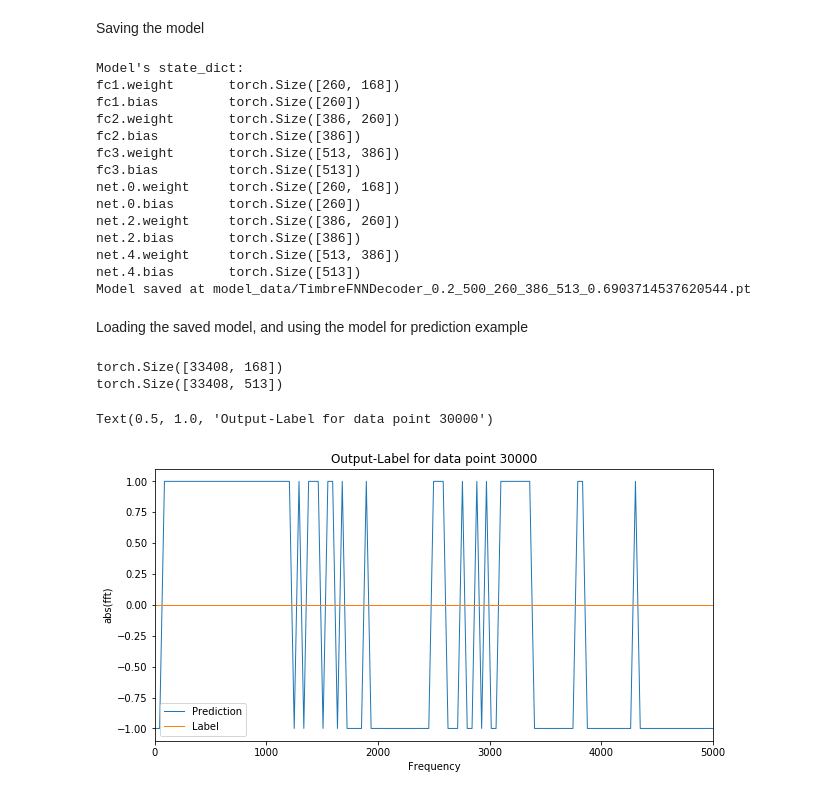
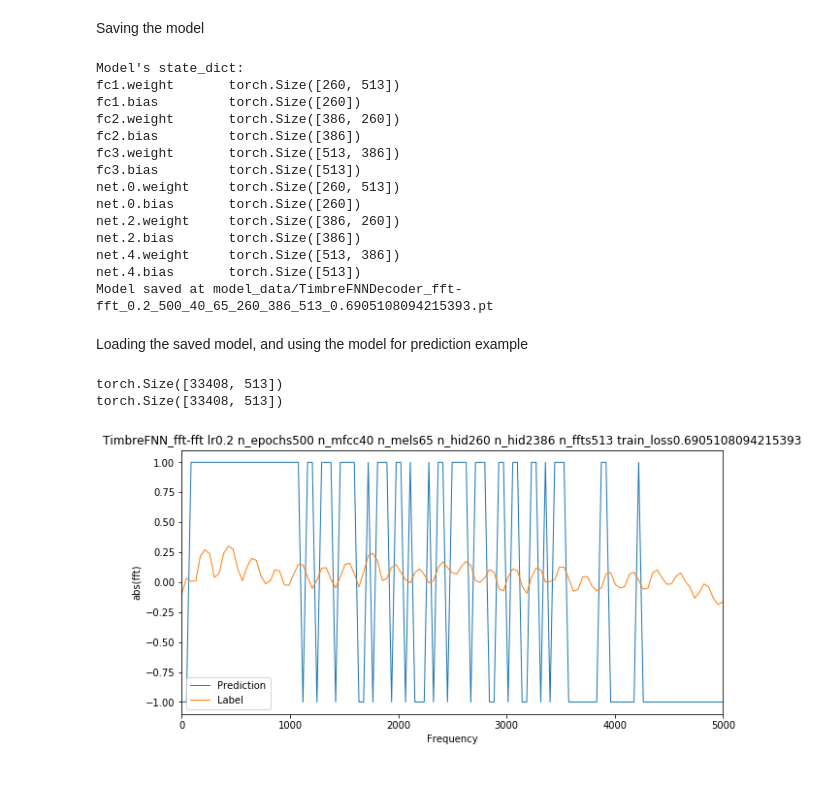
Before and after one commit to zioul123/VocalPitchModulator, a Jupyter notebook: Timbre And Spectrum Decoder for TimbreFNN.ipynb, the cells around one changed output. Cells and saved outputs as stored; diff of their text form; code cells hidden in the pictures.

Commit message:
training for different data label pairs

```diff
--- a/Timbre And Spectrum Decoder for TimbreFNN.ipynb
+++ b/Timbre And Spectrum Decoder for TimbreFNN.ipynb
@@ -104,13 +105,17 @@ data_label_pairs_flat, data_label_pairs_dict = create_data_label_pairs(n_pitches
 # spectrograms: (576, 513, 58) (n_wavs, n_freq_bins, n_windows)
 # mels:         (576, 24, 58) (n_wavs, n_mels, n_windows)
 # mfccs:        (576, 24, 58)  (n_wavs, n_mfcc, n_windows)
-all_wav_data = load_wav_files(os.path.join("Data", "dataset"),
-                              flat_data_ref_list)
-all_spectrograms = np.array([ stft(waveform, overlap=.5, plot=False)
-                              for waveform in all_wav_data ])
+
+all_spectrograms = np.array([ stft(waveform, win_length=n_fft, overlap=.5, plot=False)
+                                  for waveform in all_wav_data ])
+print("all_spectrograms shape = ", all_spectrograms.shape)
+
+# fft to mel
 all_mels, all_mfcc = map(np.array, map(list, zip(*
                          [ ffts_to_mel(ffts, n_mels = n_mels, n_mfcc = n_mfcc)
                            for ffts in all_spectrograms ])))
+
 n_files, n_mfcc_dummy, n_windows = all_mfcc.shape
 print(all_mels.shape)
+print(all_mfcc.shape)
 # %% [output]
@@ -217,6 +216,7 @@ This puts together the actual data-label pairs to be fed into the ANN.
 Note that mel_spectra/mfcc of abs(fft) are equivalent to those of fft itself.
 # %%
 n_files, n_mfcc_dummy, n_windows = all_mfcc.shape
+print(all_mfcc.shape)
 
 # Create labels
 # spectrograms: (576, 513, 58) (n_wavs, n_freq_bins, n_windows)
@@ -226,8 +226,21 @@ print(all_abs_spectrograms.shape)
 
 # data:   (33408, 168) (n_wavs * n_windows, n_mfcc + n_mels)
 # labels: (33408, 513) (n_wavs * n_windows, n_fft / 2 + 1)
-data = np.concatenate((flat_mfcc, flat_mels), axis=1)
+# data = np.concatenate((flat_mfcc, flat_mels), axis=1)
+
+data_prenorm = np.array([ all_abs_spectrograms[wav_file_idx][:, window_idx]
+                            for wav_file_idx in range(n_files)
+                            for window_idx in range(n_windows) ])
+data_prenorm_log = np.log(data_prenorm)
+data_scales = np.amax(np.absolute(data_prenorm_log))
+data  = data_prenorm_log / data_scales
+
+print("data shape = ", data.shape)
+plt.figure()
+plt.plot(data)
+
 labels_prenorm = np.array([ all_abs_spectrograms[wav_file_idx][:, window_idx]
                             for wav_file_idx in range(n_files)
                             for window_idx in range(n_windows) ])
+print("label shape = ", labels_prenorm.shape)
 # %% [output]
@@ -313,12 +300,11 @@ np.max(labels_prenorm)
 # %% [markdown]
 ## Training Procedure
 # %%
-n_input = 168; n_hid2 = 386; n_hid = 260; n_ffts = 513;
+n_input = 513; n_hid2 = 386; n_hid = 260; n_ffts = 513; n_mels=65;
 lr = 0.2; n_epochs = 500; batch_size=22272//8;
 
-
 # Training model
-model = TimbreFNN(n_input=n_input, n_hid=n_hid, n_hid2=n_hid2, n_ffts=n_ffts)
+model = TimbreFNN(n_input=n_input, n_hid=n_hid, n_hid2=n_hid2, n_ffts=n_ffts, n_mels=n_mels)
 
 loss_fn = nn.MSELoss()
 # %%
@@ -372,55 +359,58 @@ Saving the model
 print("Model's state_dict:")
 for param_tensor in model.state_dict():
     print(param_tensor, "\t", model.state_dict()[param_tensor].size())
-model_path = os.path.join("model_data", "TimbreFNNDecoder_{}_{}_{}_{}_{}_{}.pt"
-                          .format(lr, n_epochs, n_hid, n_hid2, n_ffts, train_loss))
+
+model_path = os.path.join("model_data", "TimbreFNNDecoder_fft-fft_{}_{}_{}_{}_{}_{}_{}_{}.pt"
+                          .format(lr, n_epochs, n_mfcc, n_mels, n_hid, n_hid2, n_ffts, train_loss))
 torch.save(model.state_dict(), model_path)
 print("Model saved at {}".format(model_path))
 # %% [output]
 Model's state_dict:
-fc1.weight       torch.Size([260, 168])
+fc1.weight       torch.Size([260, 513])
 fc1.bias         torch.Size([260])
 fc2.weight       torch.Size([386, 260])
 fc2.bias         torch.Size([386])
 fc3.weight       torch.Size([513, 386])
 fc3.bias         torch.Size([513])
-net.0.weight     torch.Size([260, 168])
+net.0.weight     torch.Size([260, 513])
 net.0.bias       torch.Size([260])
 net.2.weight     torch.Size([386, 260])
 net.2.bias       torch.Size([386])
 net.4.weight     torch.Size([513, 386])
 net.4.bias       torch.Size([513])
-Model saved at model_data/TimbreFNNDecoder_0.2_500_260_386_513_0.6903714537620544.pt
+Model saved at model_data/TimbreFNNDecoder_fft-fft_0.2_500_40_65_260_386_513_0.6905108094215393.pt
 # %% [markdown]
 Loading the saved model, and using the model for prediction example
 # %%
 model = TimbreFNN(n_input=n_input, n_hid=n_hid, n_hid2=n_hid2, n_ffts=n_ffts)
 model.load_state_dict(torch.load(model_path))
 model.eval()
 # model.to(device)
 
 
 data_tensor, label_tensor = map(torch.tensor, (data, labels))
-data_tensor = data_tensor.float(); label_tensor = label_tensor.long();
+data_tensor = data_tensor.float(); label_tensor = label_tensor.float();
 # data_tensor = data_tensor.to(device); label_tensor = label_tensor.to(device)
 
 print(data_tensor.shape)
 print(label_tensor.shape)
 
 predictions = model(data_tensor).detach().numpy()
 
 
 x_axis = librosa.core.fft_frequencies(sample_rate, 1024)
 plt.figure(figsize=(10, 5))
 plt.plot(x_axis, predictions[30000], label='Prediction', linewidth=1)
 plt.plot(x_axis, label_tensor[30000], label='Label', linewidth=1)
 plt.xlim(0, 5000)
 plt.xlabel('Frequency')
 plt.ylabel('abs(fft)')
 plt.legend(loc='best')
-plt.title("Output-Label for data point 30000")
+title = "lr" + str(lr) + " n_epochs" + str(n_epochs) + " n_mfcc" + str(n_mfcc) + " n_mels" + str(n_mels) + " n_hid" + str(n_hid) + " n_hid2" + str(n_hid2) + " n_ffts" + str(n_ffts) + " train_loss" + str(train_loss)
+plt.title("TimbreFNN_fft-fft " + title)
+
+plt.savefig(model_path + '.png')
 # %% [output]
-torch.Size([33408, 168])
 torch.Size([33408, 513])
+torch.Size([33408, 513])
-Text(0.5, 1.0, 'Output-Label for data point 30000')
-[figure, old version]
+[figure, new version]
```
Also changed, not shown: parts of 8 cells of this notebook, 9 other files.
